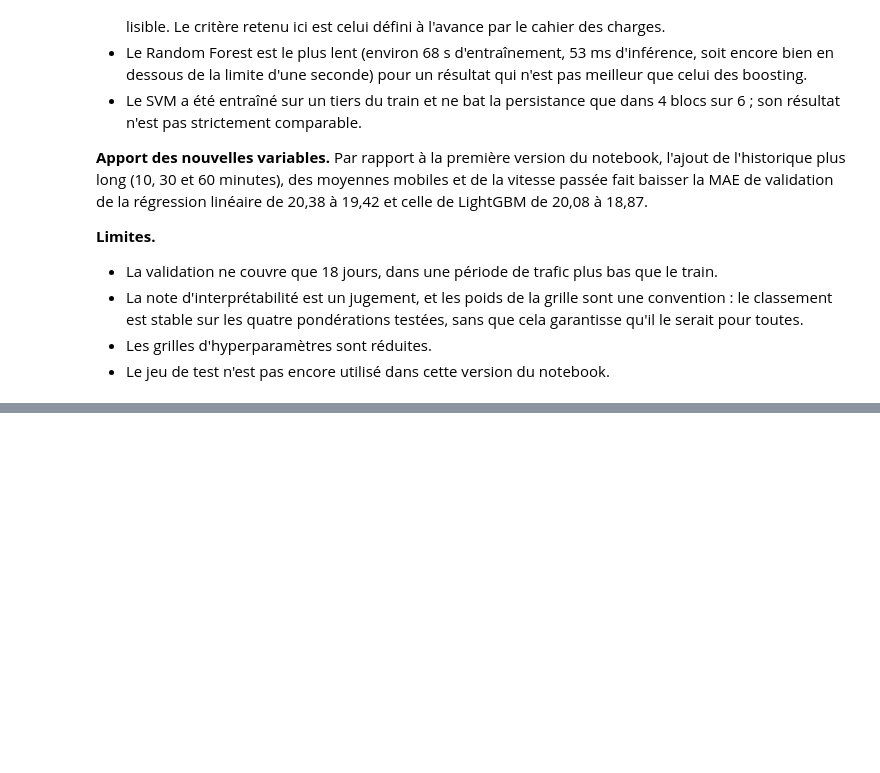
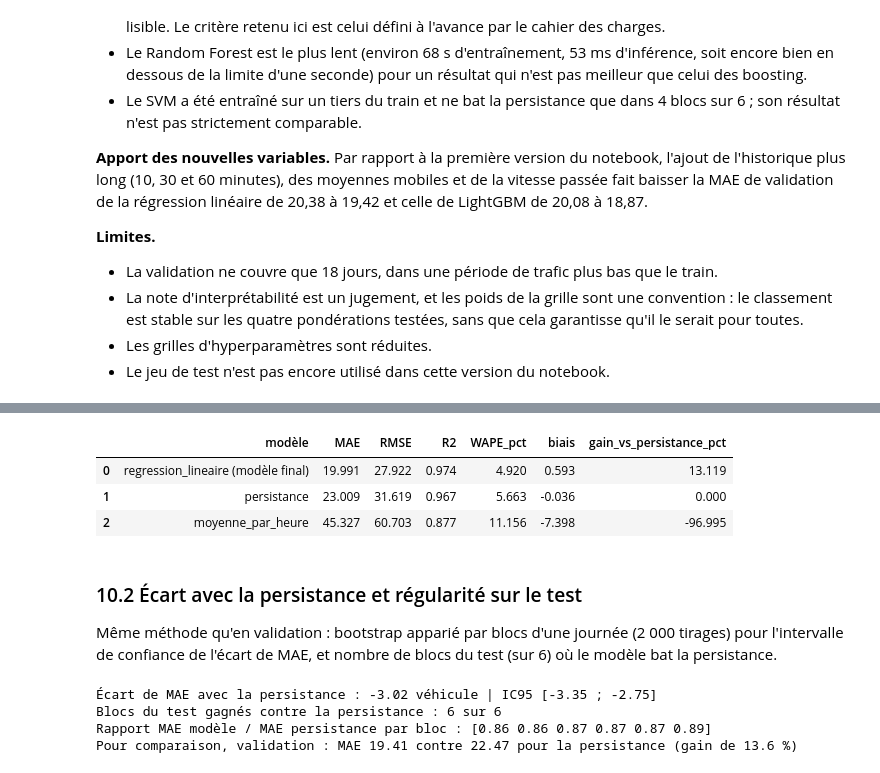
Before and after one commit to Honore-M12/traffic-prediction-system, a Jupyter notebook: notebooks/03_models.ipynb, the cells around one changed output, grey strips where cells are left out. Cells and saved outputs as stored; diff of their text form; code cells hidden in the pictures; blank space fills up the shorter version.

```diff
--- a/notebooks/03_models.ipynb
+++ b/notebooks/03_models.ipynb
@@ -953,0 +959,66 @@ mlp                        5.32          18.30
+# %%
+assert "regression_lineaire" in modeles, "Relancez la cellule 7.1 (régression linéaire)"
+
+X_tv, y_tv = pd.concat([X_train, X_val]), pd.concat([y_train, y_val])
+X_test, y_test = test[COLONNES_ENTREE], test[CIBLE]
+
+modele_final = RegresseurBorne(clone(modeles["regression_lineaire"]), minimum=0.0).fit(X_tv, y_tv)
+pred_test = modele_final.predict(X_test)              # seule utilisation du test pour le modèle final
+pred_pers_test = X_test["traffic_flow_lag_1"].values
+pred_mph_test = pred_moyenne_par_heure(X_test)
+
+def resume_test(nom, p):
+    e = y_test.values - p
+    m = evaluer(y_test, p)
+    return {"modèle": nom, "MAE": m["MAE"], "RMSE": m["RMSE"], "R2": m["R2"],
+            "WAPE_pct": np.abs(e).sum() / y_test.values.sum() * 100, "biais": e.mean(),
+            "gain_vs_persistance_pct": (1 - np.abs(e).mean() / np.abs(y_test.values - pred_pers_test).mean()) * 100}
+
+resultats_test = pd.DataFrame([resume_test("regression_lineaire (modèle final)", pred_test),
+                               resume_test("persistance", pred_pers_test),
+                               resume_test("moyenne_par_heure", pred_mph_test)])
+resultats_test.round(3)
+# %% [output]
+|  | modèle | MAE | RMSE | R2 | WAPE_pct | biais | gain_vs_persistance_pct |
+| 0 | regression_lineaire (modèle final) | 19.991 | 27.922 | 0.974 | 4.920 | 0.593 | 13.119 |
+| 1 | persistance | 23.009 | 31.619 | 0.967 | 5.663 | -0.036 | 0.000 |
+| 2 | moyenne_par_heure | 45.327 | 60.703 | 0.877 | 11.156 | -7.398 | -96.995 |
+# %% [markdown]
+### 10.2 Écart avec la persistance et régularité sur le test
+
+Même méthode qu'en validation : bootstrap apparié par blocs d'une journée (2 000 tirages) pour l'intervalle de confiance de l'écart de MAE, et nombre de blocs du test (sur 6) où le modèle bat la persistance.
+# %%
+def ic_bootstrap(err_a, err_b, n_rep=2000, taille_bloc=288):
+    """Écart de MAE (a − b) et intervalle de confiance à 95 %, bootstrap apparié par blocs d'une journée."""
+    err_a, err_b = np.asarray(err_a), np.asarray(err_b)
+    rng = np.random.default_rng(SEED)
+    n, nb = len(err_a), len(err_a) // taille_bloc
+    deplacements = np.arange(taille_bloc)
+    ecarts = np.empty(n_rep)
+    for i in range(n_rep):
+        debuts = rng.integers(0, n - taille_bloc, nb)
+        idx = (debuts[:, None] + deplacements).ravel()
+        ecarts[i] = err_a[idx].mean() - err_b[idx].mean()
+    bas, haut = np.percentile(ecarts, [2.5, 97.5])
+    return err_a.mean() - err_b.mean(), bas, haut
+
+err_final = np.abs(y_test.values - pred_test)
+err_pers = np.abs(y_test.values - pred_pers_test)
+ecart, bas, haut = ic_bootstrap(err_final, err_pers)
+
+blocs_test = np.array_split(np.arange(len(y_test)), NB_BLOCS)
+ratios_test = np.array([err_final[b].mean() / err_pers[b].mean() for b in blocs_test])
+
+print(f"Écart de MAE avec la persistance : {ecart:+.2f} véhicule | IC95 [{bas:.2f} ; {haut:.2f}]")
+print(f"Blocs du test gagnés contre la persistance : {int((ratios_test < 1).sum())} sur {NB_BLOCS}")
+print("Rapport MAE modèle / MAE persistance par bloc :", ratios_test.round(2))
+
+mae_val_lr = tableau.loc[tableau["model"] == "regression_lineaire", "MAE"].iloc[0]
+mae_val_pers = tableau.loc[tableau["model"] == "persistance", "MAE"].iloc[0]
+print(f"Pour comparaison, validation : MAE {mae_val_lr:.2f} contre {mae_val_pers:.2f} pour la persistance "
+      f"(gain de {(1 - mae_val_lr / mae_val_pers) * 100:.1f} %)")
+# %% [output]
+Écart de MAE avec la persistance : -3.02 véhicule | IC95 [-3.35 ; -2.75]
+Blocs du test gagnés contre la persistance : 6 sur 6
+Rapport MAE modèle / MAE persistance par bloc : [0.86 0.86 0.87 0.87 0.87 0.89]
+Pour comparaison, validation : MAE 19.41 contre 22.47 pour la persistance (gain de 13.6 %)
```
Also changed, not shown: parts of 23 cells of this notebook, 13 other files.
